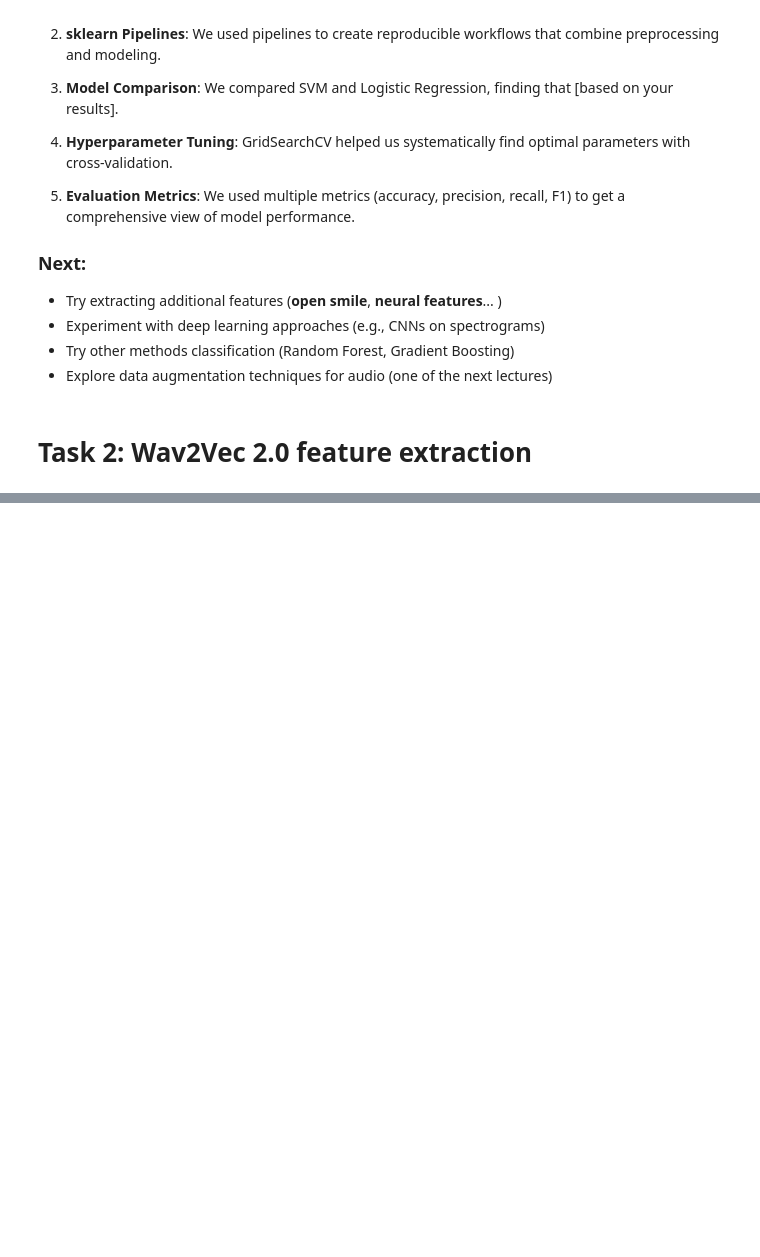
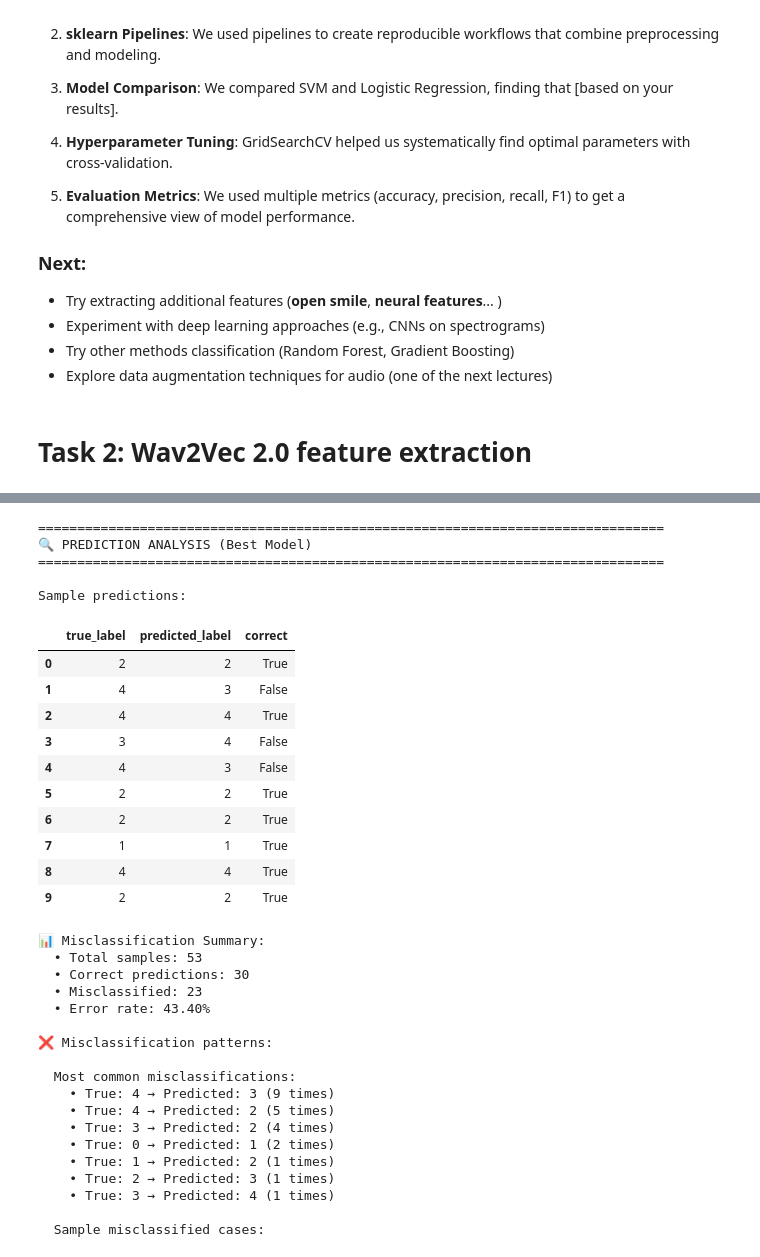
Before and after one commit to SandroDiakourakis/-SLP_PStA_Team_Drzimalla_Diakourakis, a Jupyter notebook: notebooks/SAND_TASK_1.ipynb, the cells around one changed output, grey strips where cells are left out. Drawn from its saved outputs; the diff is of its cells as text; code cells hidden in the pictures; blank space fills up the shorter version.

```diff
--- a/notebooks/SAND_TASK_1.ipynb
+++ b/notebooks/SAND_TASK_1.ipynb
@@ -1233,0 +1389,80 @@ weighted avg       0.51      0.53      0.51        55
+# %%
+# Load predictions for detailed analysis
+predictions_path = best_exp_path / 'validation_results' / 'predictions.csv'
+if predictions_path.exists():
+    predictions_df = pd.read_csv(predictions_path)
+
+    print("\n" + "="*80)
+    print("🔍 PREDICTION ANALYSIS (Best Model)")
+    print("="*80)
+
+    # Show sample predictions
+    print("\nSample predictions:")
+    display(predictions_df.head(10))
+
+    # Analyze misclassifications
+    misclassified = predictions_df[predictions_df['true_label'] != predictions_df['predicted_label']]
+
+    print(f"\n📊 Misclassification Summary:")
+    print(f"  • Total samples: {len(predictions_df)}")
+    print(f"  • Correct predictions: {len(predictions_df) - len(misclassified)}")
+    print(f"  • Misclassified: {len(misclassified)}")
+    print(f"  • Error rate: {len(misclassified)/len(predictions_df)*100:.2f}%")
+
+    if len(misclassified) > 0:
+        print(f"\n❌ Misclassification patterns:")
+
+        # Create confusion pairs
+        misclass_pairs = misclassified.groupby(['true_label', 'predicted_label']).size().reset_index(name='count')
+        misclass_pairs = misclass_pairs.sort_values('count', ascending=False)
+
+        print("\n  Most common misclassifications:")
+        for _, row in misclass_pairs.head(10).iterrows():
+            print(f"    • True: {row['true_label']} → Predicted: {row['predicted_label']} ({row['count']} times)")
+
+        # Show some misclassified examples
+        print(f"\n  Sample misclassified cases:")
+        display(misclassified[['true_label', 'predicted_label']].head(10))
+
+print("\n" + "="*80)
+print("✅ ANALYSIS COMPLETE")
+print("="*80)
+print(f"\nBest model checkpoint saved at:")
+print(f"  {best_exp_path / 'best_model_checkpoint.pth'}")
+print(f"\nFull experiment results available at:")
+print(f"  {best_exp_path}")
+# %% [output]
+================================================================================
+🔍 PREDICTION ANALYSIS (Best Model)
+================================================================================
+
+Sample predictions:
+|  | true_label | predicted_label | correct |
+| 0 | 2 | 2 | True |
+| 1 | 4 | 3 | False |
+| 2 | 4 | 4 | True |
+| 3 | 3 | 4 | False |
+| 4 | 4 | 3 | False |
+| 5 | 2 | 2 | True |
+| 6 | 2 | 2 | True |
+| 7 | 1 | 1 | True |
+| 8 | 4 | 4 | True |
+| 9 | 2 | 2 | True |
+📊 Misclassification Summary:
+  • Total samples: 53
+  • Correct predictions: 30
+  • Misclassified: 23
+  • Error rate: 43.40%
+
+❌ Misclassification patterns:
+
+  Most common misclassifications:
+    • True: 4 → Predicted: 3 (9 times)
+    • True: 4 → Predicted: 2 (5 times)
+    • True: 3 → Predicted: 2 (4 times)
+    • True: 0 → Predicted: 1 (2 times)
+    • True: 1 → Predicted: 2 (1 times)
+    • True: 2 → Predicted: 3 (1 times)
+    • True: 3 → Predicted: 4 (1 times)
+
+  Sample misclassified cases:
```
Also changed, not shown: parts of 34 cells of this notebook.
